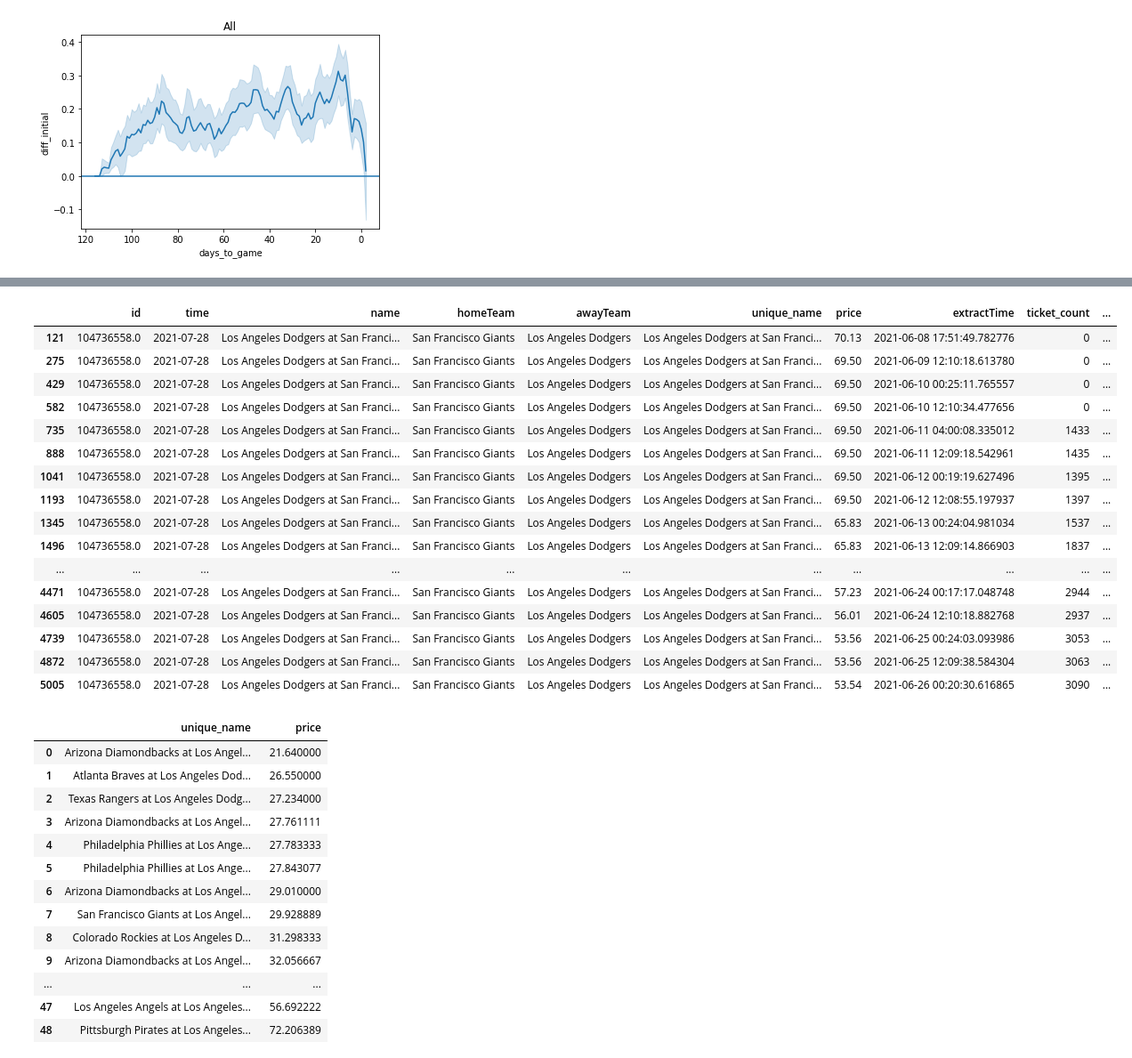
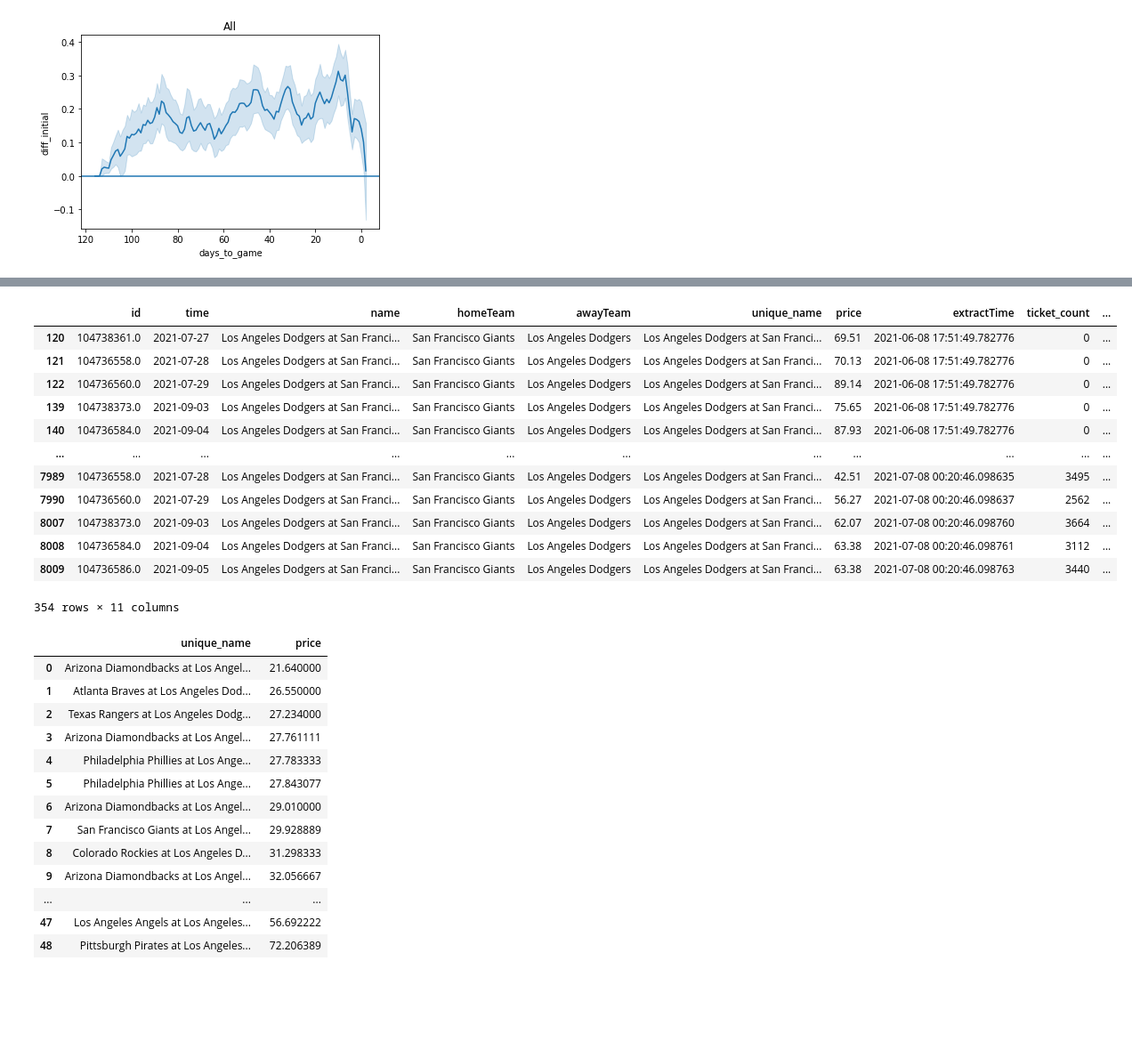
Before and after one commit to benbrill/Stubhub, a Jupyter notebook: notebooks/viz.ipynb, the cells around one changed output, grey strips where cells are left out. Shown: that part at 89% size. Cells and saved outputs as stored; diff of their text form; code cells hidden in the pictures; blank space fills up the shorter version.

```diff
--- a/notebooks/viz.ipynb
+++ b/notebooks/viz.ipynb
@@ -74,25 +91,21 @@ giants[giants["awayTeam"] == "Los Angeles Dodgers"].groupby("unique_name")[["pri
 | Los Angeles Dodgers at San Franci... | 63.38 | 87.93 |
 | Los Angeles Dodgers at San Franci... | 63.38 | 92.21 |
-# %%
-giants[giants["id"] == 104736558.0]
-# %% [output]
-|  | id | time | name | homeTeam | awayTeam | unique_name | price | extractTime | ticket_count | ... |
-| 121 | 104736558.0 | 2021-07-28 | Los Angeles Dodgers at San Franci... | San Francisco Giants | Los Angeles Dodgers | Los Angeles Dodgers at San Franci... | 70.13 | 2021-06-08 17:51:49.782776 | 0 | ... |
-| 275 | 104736558.0 | 2021-07-28 | Los Angeles Dodgers at San Franci... | San Francisco Giants | Los Angeles Dodgers | Los Angeles Dodgers at San Franci... | 69.50 | 2021-06-09 12:10:18.613780 | 0 | ... |
-| 429 | 104736558.0 | 2021-07-28 | Los Angeles Dodgers at San Franci... | San Francisco Giants | Los Angeles Dodgers | Los Angeles Dodgers at San Franci... | 69.50 | 2021-06-10 00:25:11.765557 | 0 | ... |
-| 582 | 104736558.0 | 2021-07-28 | Los Angeles Dodgers at San Franci... | San Francisco Giants | Los Angeles Dodgers | Los Angeles Dodgers at San Franci... | 69.50 | 2021-06-10 12:10:34.477656 | 0 | ... |
-| 735 | 104736558.0 | 2021-07-28 | Los Angeles Dodgers at San Franci... | San Francisco Giants | Los Angeles Dodgers | Los Angeles Dodgers at San Franci... | 69.50 | 2021-06-11 04:00:08.335012 | 1433 | ... |
-| 888 | 104736558.0 | 2021-07-28 | Los Angeles Dodgers at San Franci... | San Francisco Giants | Los Angeles Dodgers | Los Angeles Dodgers at San Franci... | 69.50 | 2021-06-11 12:09:18.542961 | 1435 | ... |
-| 1041 | 104736558.0 | 2021-07-28 | Los Angeles Dodgers at San Franci... | San Francisco Giants | Los Angeles Dodgers | Los Angeles Dodgers at San Franci... | 69.50 | 2021-06-12 00:19:19.627496 | 1395 | ... |
-| 1193 | 104736558.0 | 2021-07-28 | Los Angeles Dodgers at San Franci... | San Francisco Giants | Los Angeles Dodgers | Los Angeles Dodgers at San Franci... | 69.50 | 2021-06-12 12:08:55.197937 | 1397 | ... |
-| 1345 | 104736558.0 | 2021-07-28 | Los Angeles Dodgers at San Franci... | San Francisco Giants | Los Angeles Dodgers | Los Angeles Dodgers at San Franci... | 65.83 | 2021-06-13 00:24:04.981034 | 1537 | ... |
-| 1496 | 104736558.0 | 2021-07-28 | Los Angeles Dodgers at San Franci... | San Francisco Giants | Los Angeles Dodgers | Los Angeles Dodgers at San Franci... | 65.83 | 2021-06-13 12:09:14.866903 | 1837 | ... |
-| ... | ... | ... | ... | ... | ... | ... | ... | ... | ... | ... |
-| 4471 | 104736558.0 | 2021-07-28 | Los Angeles Dodgers at San Franci... | San Francisco Giants | Los Angeles Dodgers | Los Angeles Dodgers at San Franci... | 57.23 | 2021-06-24 00:17:17.048748 | 2944 | ... |
-| 4605 | 104736558.0 | 2021-07-28 | Los Angeles Dodgers at San Franci... | San Francisco Giants | Los Angeles Dodgers | Los Angeles Dodgers at San Franci... | 56.01 | 2021-06-24 12:10:18.882768 | 2937 | ... |
-| 4739 | 104736558.0 | 2021-07-28 | Los Angeles Dodgers at San Franci... | San Francisco Giants | Los Angeles Dodgers | Los Angeles Dodgers at San Franci... | 53.56 | 2021-06-25 00:24:03.093986 | 3053 | ... |
-| 4872 | 104736558.0 | 2021-07-28 | Los Angeles Dodgers at San Franci... | San Francisco Giants | Los Angeles Dodgers | Los Angeles Dodgers at San Franci... | 53.56 | 2021-06-25 12:09:38.584304 | 3063 | ... |
-| 5005 | 104736558.0 | 2021-07-28 | Los Angeles Dodgers at San Franci... | San Francisco Giants | Los Angeles Dodgers | Los Angeles Dodgers at San Franci... | 53.54 | 2021-06-26 00:20:30.616865 | 3090 | ... |
+# %%
+giants[giants["awayTeam"] == "Los Angeles Dodgers"]
+# %% [output]
+|  | id | time | name | homeTeam | awayTeam | unique_name | price | extractTime | ticket_count | ... |
+| 120 | 104738361.0 | 2021-07-27 | Los Angeles Dodgers at San Franci... | San Francisco Giants | Los Angeles Dodgers | Los Angeles Dodgers at San Franci... | 69.51 | 2021-06-08 17:51:49.782776 | 0 | ... |
+| 121 | 104736558.0 | 2021-07-28 | Los Angeles Dodgers at San Franci... | San Francisco Giants | Los Angeles Dodgers | Los Angeles Dodgers at San Franci... | 70.13 | 2021-06-08 17:51:49.782776 | 0 | ... |
+| 122 | 104736560.0 | 2021-07-29 | Los Angeles Dodgers at San Franci... | San Francisco Giants | Los Angeles Dodgers | Los Angeles Dodgers at San Franci... | 89.14 | 2021-06-08 17:51:49.782776 | 0 | ... |
+| 139 | 104738373.0 | 2021-09-03 | Los Angeles Dodgers at San Franci... | San Francisco Giants | Los Angeles Dodgers | Los Angeles Dodgers at San Franci... | 75.65 | 2021-06-08 17:51:49.782776 | 0 | ... |
+| 140 | 104736584.0 | 2021-09-04 | Los Angeles Dodgers at San Franci... | San Francisco Giants | Los Angeles Dodgers | Los Angeles Dodgers at San Franci... | 87.93 | 2021-06-08 17:51:49.782776 | 0 | ... |
+| ... | ... | ... | ... | ... | ... | ... | ... | ... | ... | ... |
+| 7989 | 104736558.0 | 2021-07-28 | Los Angeles Dodgers at San Franci... | San Francisco Giants | Los Angeles Dodgers | Los Angeles Dodgers at San Franci... | 42.51 | 2021-07-08 00:20:46.098635 | 3495 | ... |
+| 7990 | 104736560.0 | 2021-07-29 | Los Angeles Dodgers at San Franci... | San Francisco Giants | Los Angeles Dodgers | Los Angeles Dodgers at San Franci... | 56.27 | 2021-07-08 00:20:46.098637 | 2562 | ... |
+| 8007 | 104738373.0 | 2021-09-03 | Los Angeles Dodgers at San Franci... | San Francisco Giants | Los Angeles Dodgers | Los Angeles Dodgers at San Franci... | 62.07 | 2021-07-08 00:20:46.098760 | 3664 | ... |
+| 8008 | 104736584.0 | 2021-09-04 | Los Angeles Dodgers at San Franci... | San Francisco Giants | Los Angeles Dodgers | Los Angeles Dodgers at San Franci... | 63.38 | 2021-07-08 00:20:46.098761 | 3112 | ... |
+| 8009 | 104736586.0 | 2021-09-05 | Los Angeles Dodgers at San Franci... | San Francisco Giants | Los Angeles Dodgers | Los Angeles Dodgers at San Franci... | 63.38 | 2021-07-08 00:20:46.098763 | 3440 | ... |
+354 rows × 11 columns
 # %%
 dodgers.groupby("unique_name")[["price"]].mean().sort_values("price").reset_index()
 # %% [output]
```
Also changed, not shown: parts of 7 cells of this notebook, 1 other file.
